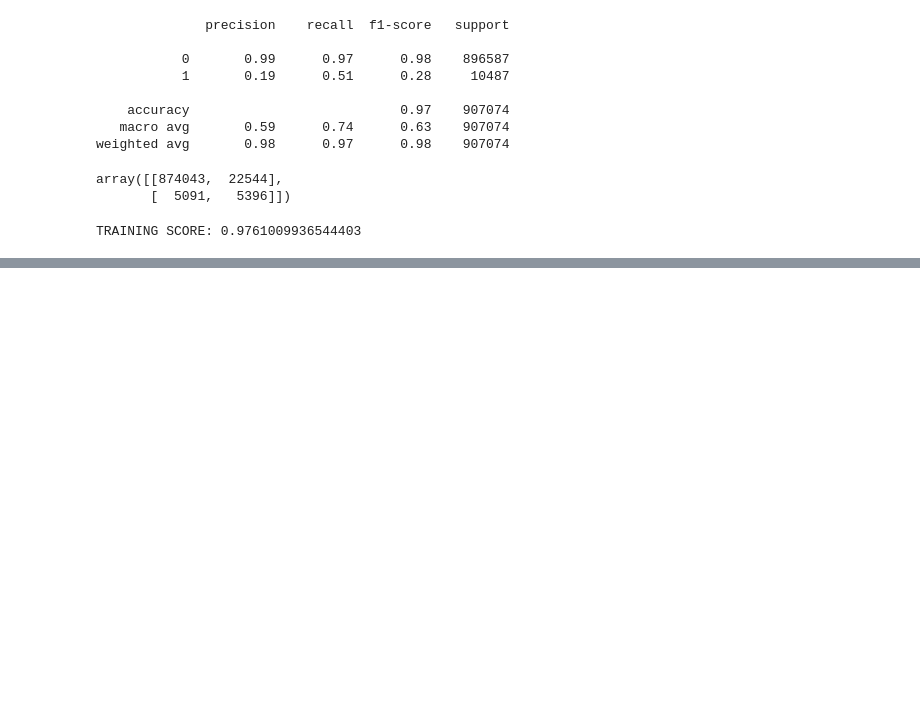
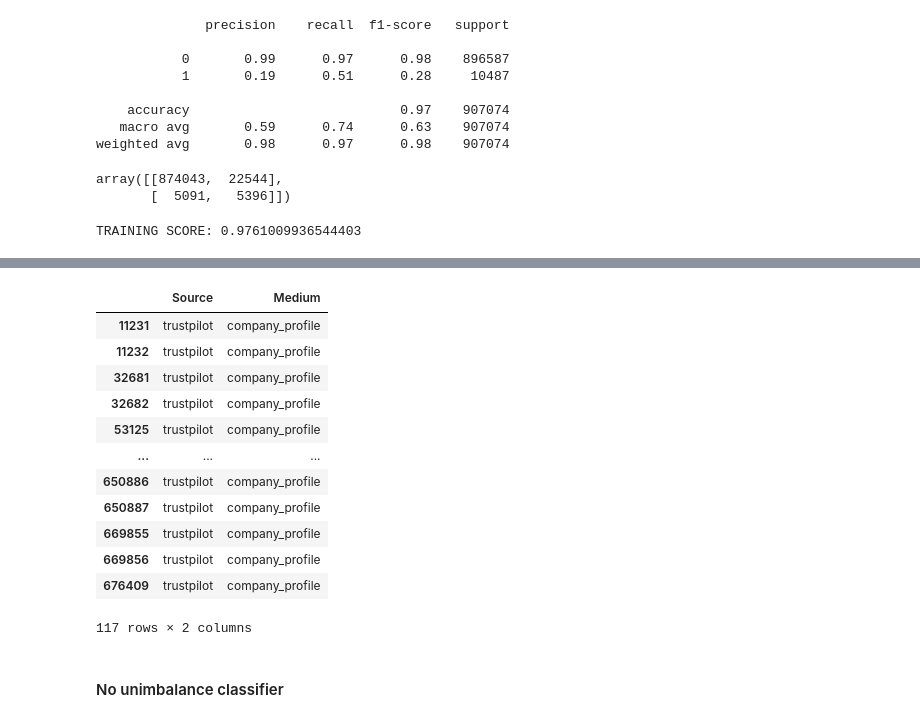
Before and after one commit to Laurajmoreno/ML_and_CRO, a Jupyter notebook: CLASSIFICATION_OPTIMIZATION_AND_GS_Random-Forest-with-fulldata-no-carrito-pedido .ipynb, the cells around one changed output, grey strips where cells are left out. Saved outputs shown, nothing was run; the diff lists cells and outputs as text; code cells hidden in the pictures; blank space fills up the shorter version.

```diff
--- a/CLASSIFICATION_OPTIMIZATION_AND_GS_Random-Forest-with-fulldata-no-carrito-pedido .ipynb
+++ b/CLASSIFICATION_OPTIMIZATION_AND_GS_Random-Forest-with-fulldata-no-carrito-pedido .ipynb
@@ -2831,0 +3073,18 @@ TRAINING SCORE: 0.9761009936544403
+# %%
+X[(X['Medium']=='company_profile')][['Source','Medium']]
+# %% [output]
+|  | Source | Medium |
+| 11231 | trustpilot | company_profile |
+| 11232 | trustpilot | company_profile |
+| 32681 | trustpilot | company_profile |
+| 32682 | trustpilot | company_profile |
+| 53125 | trustpilot | company_profile |
+| ... | ... | ... |
+| 650886 | trustpilot | company_profile |
+| 650887 | trustpilot | company_profile |
+| 669855 | trustpilot | company_profile |
+| 669856 | trustpilot | company_profile |
+| 676409 | trustpilot | company_profile |
+117 rows × 2 columns
+# %% [markdown]
+#### No unimbalance classifier
```
Also changed, not shown: parts of 16 cells of this notebook.
